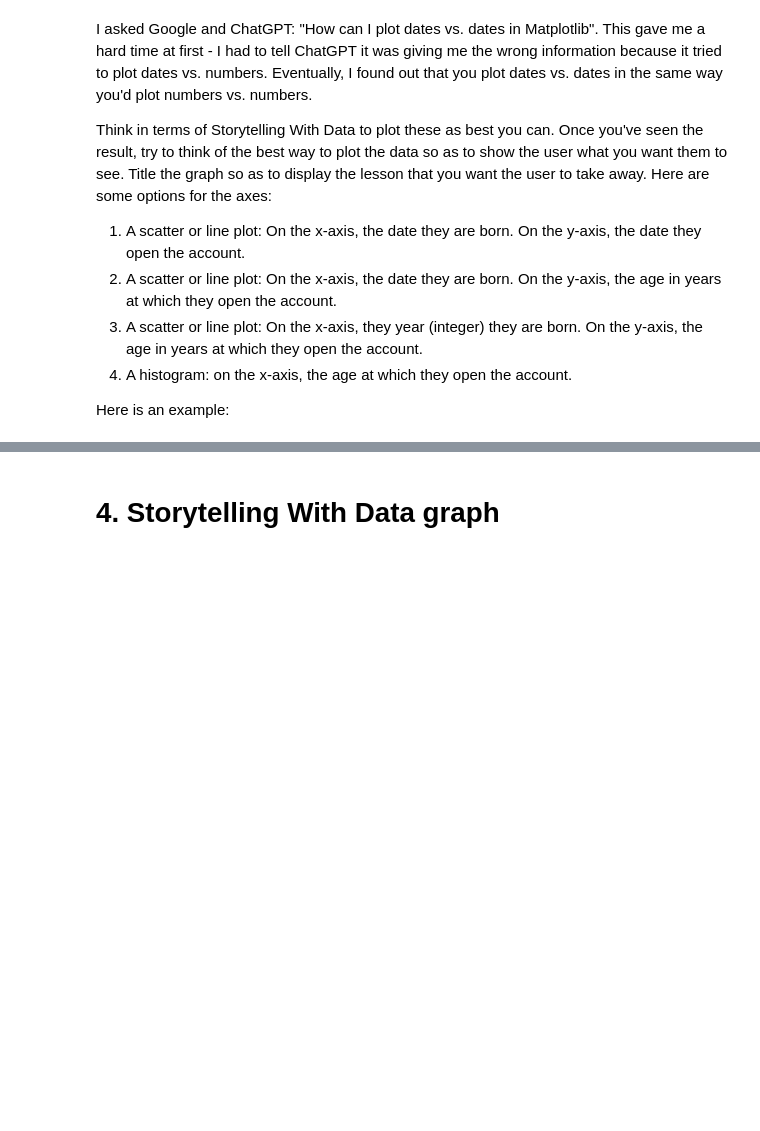
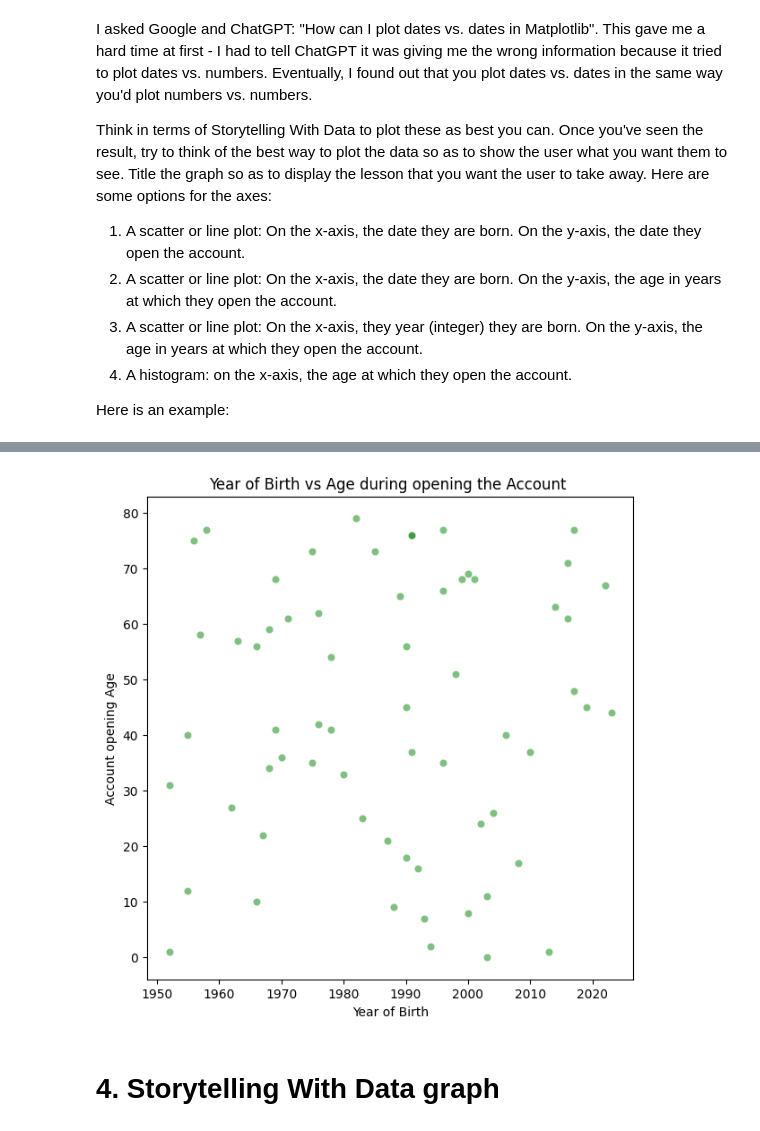
Before and after one commit to Jbaner/Module-B-semester-2, a Jupyter notebook: Week1.ipynb, the cells around one changed output, grey strips where cells are left out. Drawn from its saved outputs; the diff is of its cells as text; code cells hidden in the pictures; blank space fills up the shorter version.

```diff
--- a/Week1.ipynb
+++ b/Week1.ipynb
@@ -447,7 +454,7 @@ Suggested Google search or ChatGPT prompt: "how can I find out the mean, median,
 # %% [markdown]
 9. One-hot encode the AccountType column.  This means creating a new "checking," "savings", and "cd" columns so that you can run machine learning algorithms.
 # %%
-one_hot = pd.get_dummies(df1["AccountType"])
-df2 = df2.join(one_hot)
+one_hot = pd.get_dummies(df_bank_datefix["AccountType"]) #updated df1 with df_bank_datefix
+df2 = df_bank_datefix.join(one_hot) #updated df2 with df_bank_datefix
 df2.iloc[0:5]
 # %% [output]
@@ -455,2 +467,6 @@ NameError: name 'df1' is not defined
 # %% [markdown]
 Now, change the cd, checking, and savings columns into integers.
+# %%
+#change the cd, checking, and savings columns into integers.
+df2[["cd","checking","savings"]]= df2[["cd","checking","savings"]].astype(int)
+df2
@@ -492,3 +577,20 @@ ax.set_xlabel("Birth Date") # label the x axis
+# %%
+#Analyse the ages at which customers open their account
+import seaborn as sns
+
+#Add Age during opening an account
+df3=df2.copy()
+df3["Account_open_Age"] = ((df3["AccountOpened"]-df3["BirthDate"]).dt.days // 365)
+#df3
+
+plt.figure(figsize=(7,7))
+sns.scatterplot(data=df3, x=df3["BirthDate"].dt.year, y="Account_open_Age", alpha=0.5, color="green")
+plt.xlabel("Year of Birth")
+plt.ylabel("Account opening Age")
+plt.title("Year of Birth vs Age during opening the Account ")
+plt.show()
+# %% [output]
+[figure, added]
 # %% [markdown]
 # 4. Storytelling With Data graph
 # %% [markdown]
```
Also changed, not shown: parts of 9 cells of this notebook.
